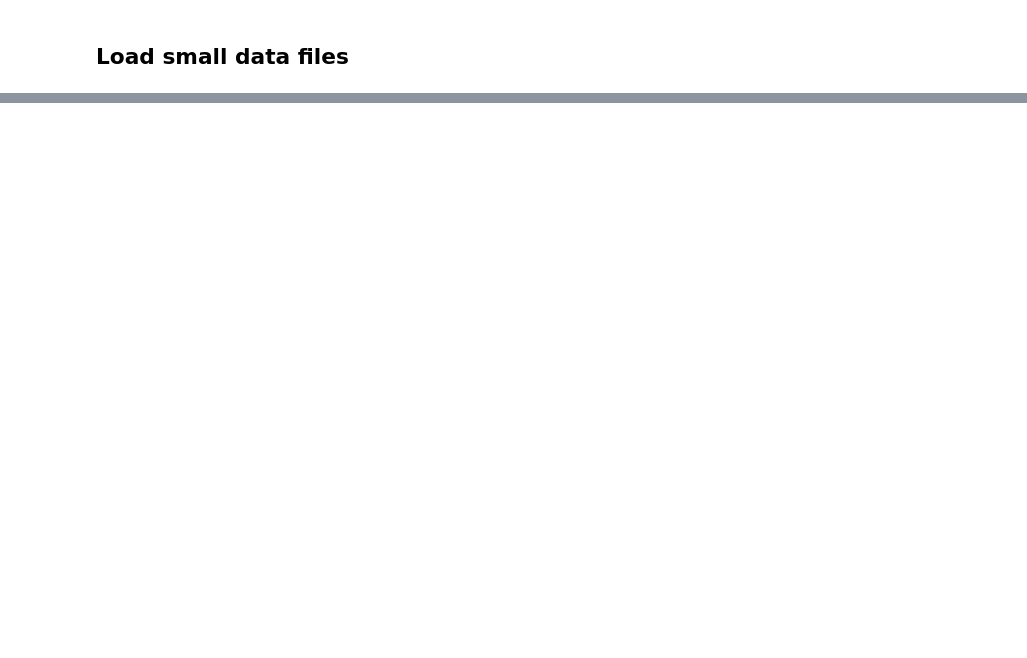
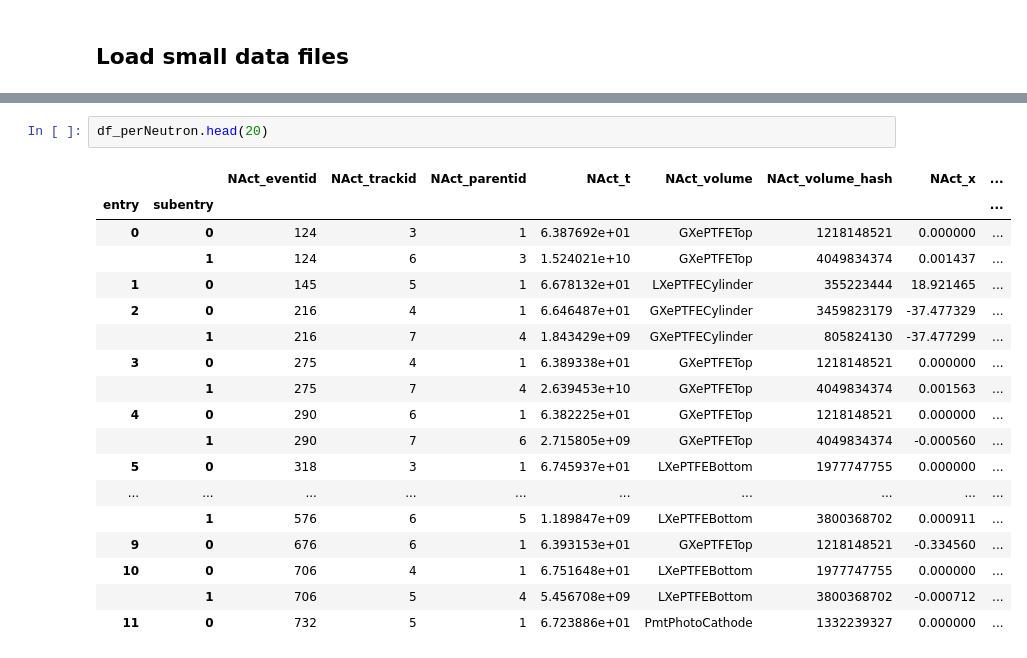
Before and after one commit to B-Koberg/XeSim, a Jupyter notebook: notebooks/Example_analysis.ipynb, the cells around one changed output, grey strips where cells are left out. Cells and saved outputs as stored; diff of their text form; blank space fills up the shorter version.

```diff
--- a/notebooks/Example_analysis.ipynb
+++ b/notebooks/Example_analysis.ipynb
@@ -92,0 +331,21 @@ Process type of 210 is RadioactiveDecayBase.
+# %%
+df_perNeutron.head(20)
+# %% [output]
+|  |  | NAct_eventid | NAct_trackid | NAct_parentid | NAct_t | NAct_volume | NAct_volume_hash | NAct_x | ... |
+| entry | subentry |  |  |  |  |  |  |  | ... |
+| 0 | 0 | 124 | 3 | 1 | 6.387692e+01 | GXePTFETop | 1218148521 | 0.000000 | ... |
+|  | 1 | 124 | 6 | 3 | 1.524021e+10 | GXePTFETop | 4049834374 | 0.001437 | ... |
+| 1 | 0 | 145 | 5 | 1 | 6.678132e+01 | LXePTFECylinder | 355223444 | 18.921465 | ... |
+| 2 | 0 | 216 | 4 | 1 | 6.646487e+01 | GXePTFECylinder | 3459823179 | -37.477329 | ... |
+|  | 1 | 216 | 7 | 4 | 1.843429e+09 | GXePTFECylinder | 805824130 | -37.477299 | ... |
+| 3 | 0 | 275 | 4 | 1 | 6.389338e+01 | GXePTFETop | 1218148521 | 0.000000 | ... |
+|  | 1 | 275 | 7 | 4 | 2.639453e+10 | GXePTFETop | 4049834374 | 0.001563 | ... |
+| 4 | 0 | 290 | 6 | 1 | 6.382225e+01 | GXePTFETop | 1218148521 | 0.000000 | ... |
+|  | 1 | 290 | 7 | 6 | 2.715805e+09 | GXePTFETop | 4049834374 | -0.000560 | ... |
+| 5 | 0 | 318 | 3 | 1 | 6.745937e+01 | LXePTFEBottom | 1977747755 | 0.000000 | ... |
+| ... | ... | ... | ... | ... | ... | ... | ... | ... | ... |
+|  | 1 | 576 | 6 | 5 | 1.189847e+09 | LXePTFEBottom | 3800368702 | 0.000911 | ... |
+| 9 | 0 | 676 | 6 | 1 | 6.393153e+01 | GXePTFETop | 1218148521 | -0.334560 | ... |
+| 10 | 0 | 706 | 4 | 1 | 6.751648e+01 | LXePTFEBottom | 1977747755 | 0.000000 | ... |
+|  | 1 | 706 | 5 | 4 | 5.456708e+09 | LXePTFEBottom | 3800368702 | -0.000712 | ... |
+| 11 | 0 | 732 | 5 | 1 | 6.723886e+01 | PmtPhotoCathode | 1332239327 | 0.000000 | ... |
```
Also changed, not shown: parts of 20 cells of this notebook, 5 other files.
